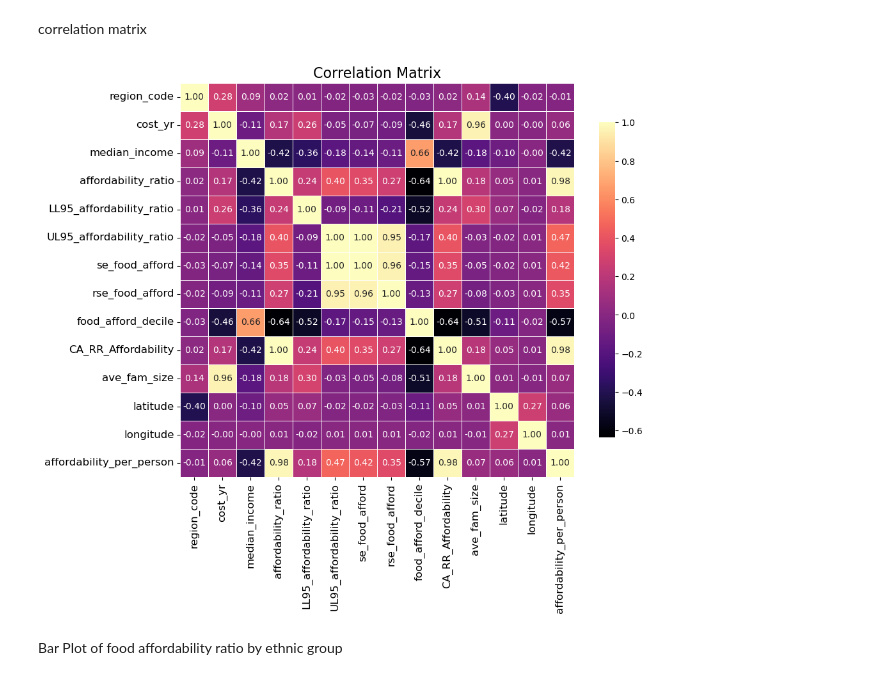
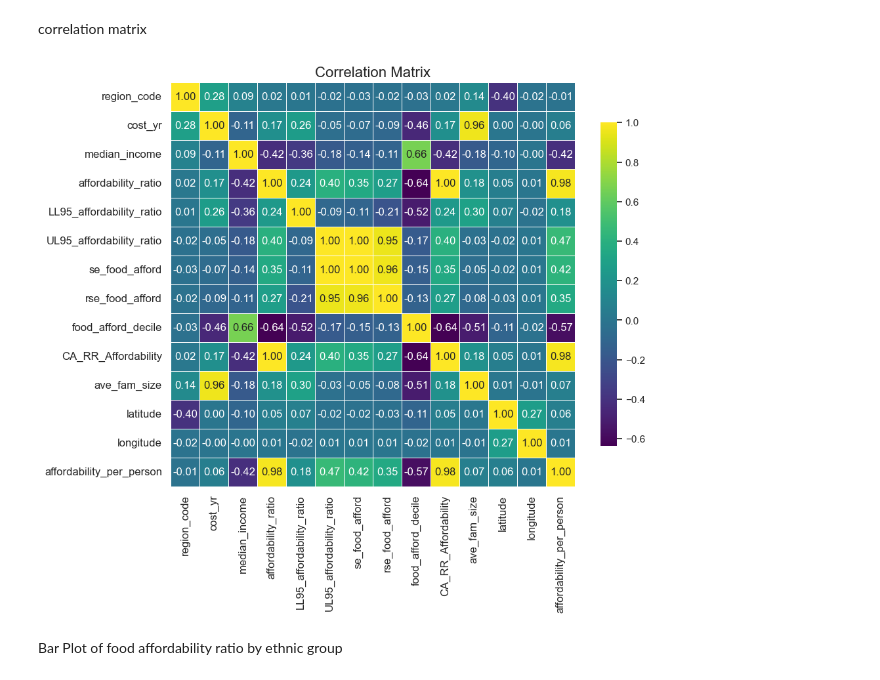
Before and after one commit to madisongarccia/486project, a Jupyter notebook: code/EDA_working.ipynb, the cells around one changed output. Drawn from its saved outputs; the diff is of its cells as text; code cells hidden in the pictures.

```diff
--- a/code/EDA_working.ipynb
+++ b/code/EDA_working.ipynb
@@ -65,21 +65,21 @@ correlation matrix
 # %%
 corrs = numeric_df.corr()
 
 plt.figure(figsize=(10, 8))
 
 # Create a heatmap
-sns.heatmap(corrs, annot=True, fmt=".2f", cmap='magma',
+sns.heatmap(corrs, annot=True, fmt=".2f", cmap='viridis',
             square=True, linewidths=0.5, cbar_kws={"shrink": .8})
 
 # Add titles and labels
 plt.title('Correlation Matrix', fontsize=16)
 plt.xticks(fontsize=12)
 plt.yticks(fontsize=12)
 
 plt.savefig('correlation_matrix.png', bbox_inches='tight', dpi=300)  # Save as PNG
 plt.show()
 # %% [output]
-[figure, old version]
+[figure, new version]
 # %% [markdown]
 Bar Plot of food affordability ratio by ethnic group
 # %%
```
Also changed, not shown: parts of 1 cell of this notebook, 5 other files.
